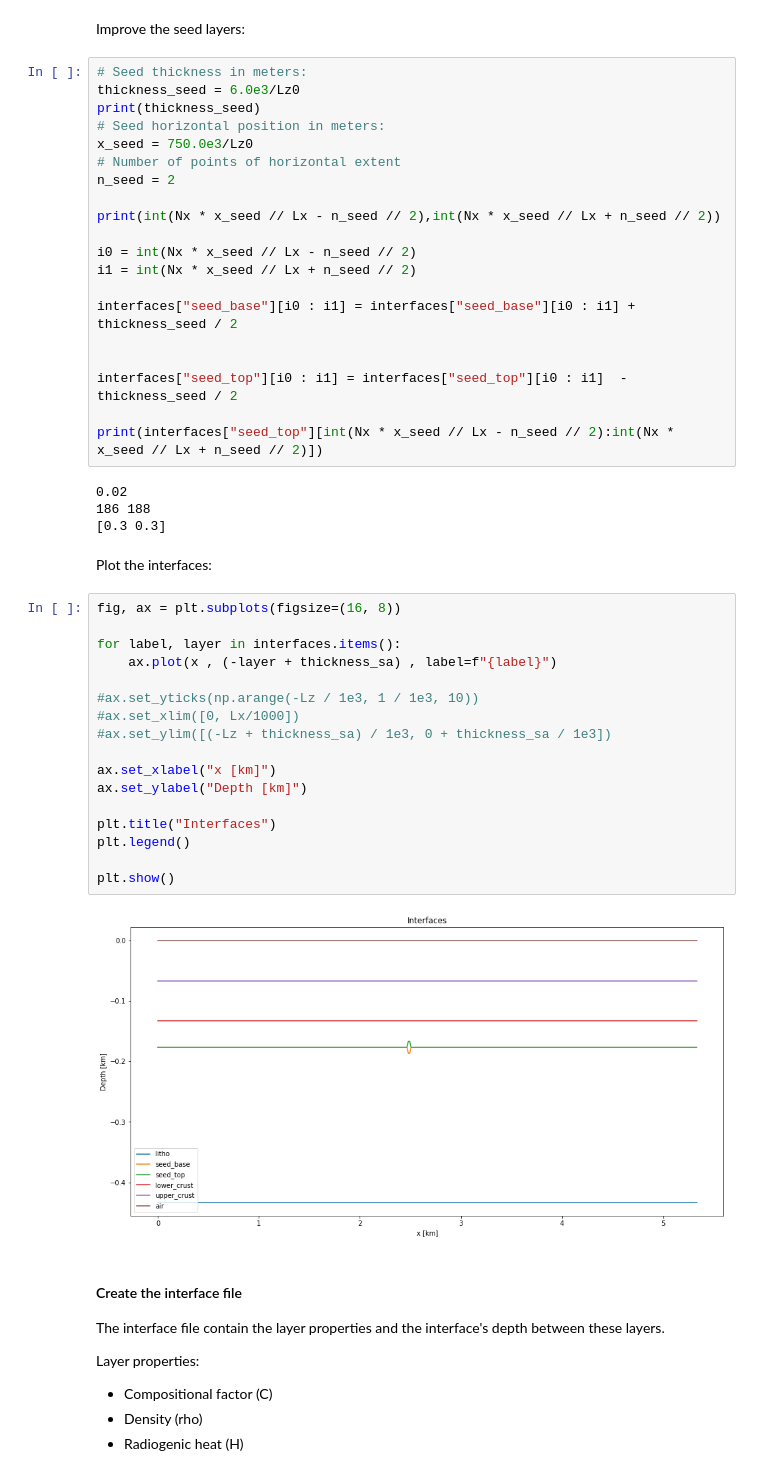
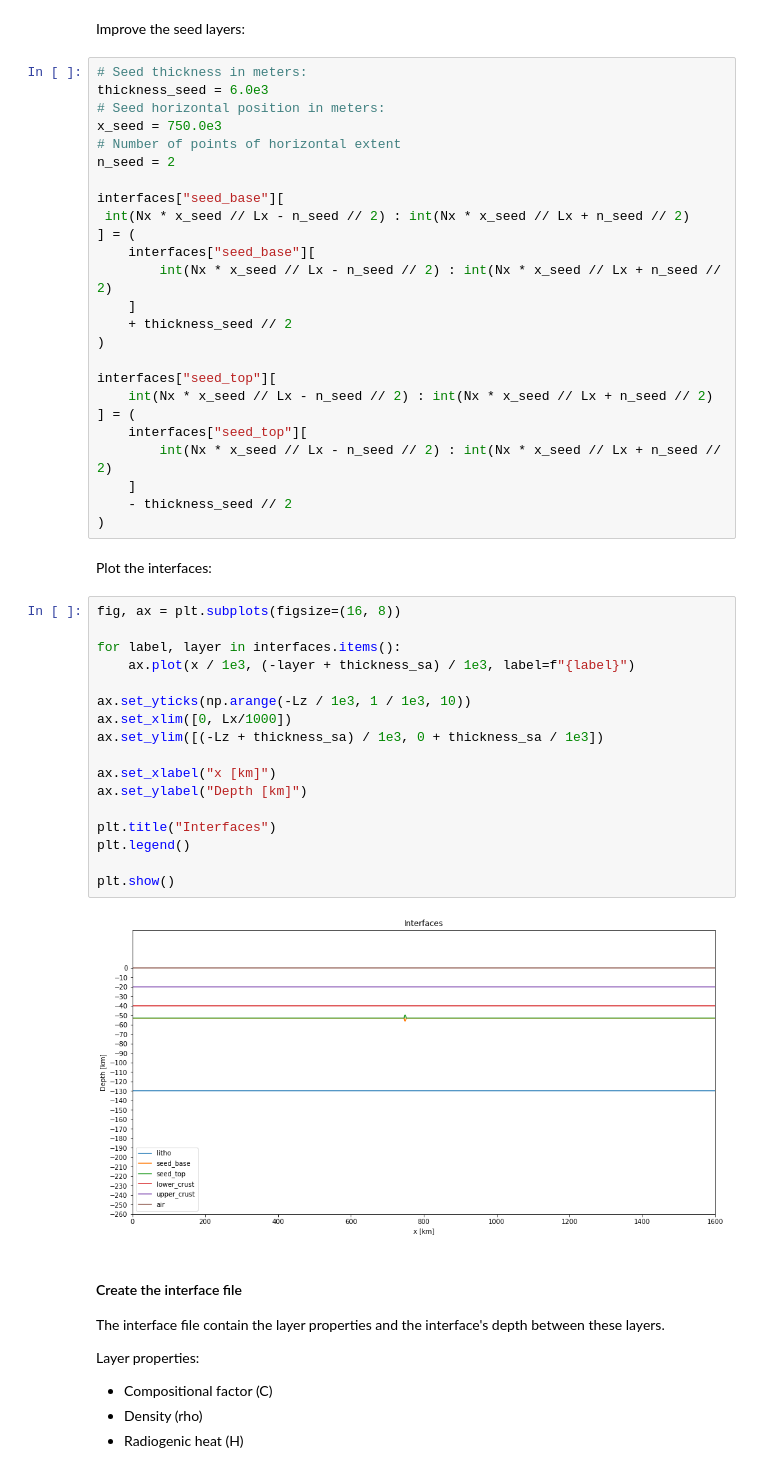
Before and after one commit to ggciag/mandyoc, a Jupyter notebook: examples/continental_rift_non_dimensional/create_input_and_plot_non_dim.ipynb, the cells around one changed output. Cells and saved outputs as stored; diff of their text form.

```diff
--- a/examples/continental_rift_non_dimensional/create_input_and_plot_non_dim.ipynb
+++ b/examples/continental_rift_non_dimensional/create_input_and_plot_non_dim.ipynb
@@ -87,49 +86,50 @@ interfaces = {
 Improve the seed layers:
 # %%
 # Seed thickness in meters:
-thickness_seed = 6.0e3/Lz0
-print(thickness_seed)
+thickness_seed = 6.0e3
 # Seed horizontal position in meters:
-x_seed = 750.0e3/Lz0
+x_seed = 750.0e3
 # Number of points of horizontal extent
 n_seed = 2
 
-print(int(Nx * x_seed // Lx - n_seed // 2),int(Nx * x_seed // Lx + n_seed // 2))
+interfaces["seed_base"][
+ int(Nx * x_seed // Lx - n_seed // 2) : int(Nx * x_seed // Lx + n_seed // 2)
+] = (
+    interfaces["seed_base"][
+        int(Nx * x_seed // Lx - n_seed // 2) : int(Nx * x_seed // Lx + n_seed // 2)
+    ]
+    + thickness_seed // 2
+)
 
-i0 = int(Nx * x_seed // Lx - n_seed // 2)
-i1 = int(Nx * x_seed // Lx + n_seed // 2)
-
-interfaces["seed_base"][i0 : i1] = interfaces["seed_base"][i0 : i1] +  thickness_seed / 2
-
-
-interfaces["seed_top"][i0 : i1] = interfaces["seed_top"][i0 : i1]  - thickness_seed / 2
-
-print(interfaces["seed_top"][int(Nx * x_seed // Lx - n_seed // 2):int(Nx * x_seed // Lx + n_seed // 2)])
+interfaces["seed_top"][
+    int(Nx * x_seed // Lx - n_seed // 2) : int(Nx * x_seed // Lx + n_seed // 2)
+] = (
+    interfaces["seed_top"][
+        int(Nx * x_seed // Lx - n_seed // 2) : int(Nx * x_seed // Lx + n_seed // 2)
+    ]
+    - thickness_seed // 2
+)
-# %% [output]
-0.02
-186 188
-[0.3 0.3]
 # %% [markdown]
 Plot the interfaces:
 # %%
 fig, ax = plt.subplots(figsize=(16, 8))
 
 for label, layer in interfaces.items():
-    ax.plot(x , (-layer + thickness_sa) , label=f"{label}")
+    ax.plot(x / 1e3, (-layer + thickness_sa) / 1e3, label=f"{label}")
 
-#ax.set_yticks(np.arange(-Lz / 1e3, 1 / 1e3, 10))
-#ax.set_xlim([0, Lx/1000])
-#ax.set_ylim([(-Lz + thickness_sa) / 1e3, 0 + thickness_sa / 1e3])
+ax.set_yticks(np.arange(-Lz / 1e3, 1 / 1e3, 10))
+ax.set_xlim([0, Lx/1000])
+ax.set_ylim([(-Lz + thickness_sa) / 1e3, 0 + thickness_sa / 1e3])
 
 ax.set_xlabel("x [km]")
 ax.set_ylabel("Depth [km]")
 
 plt.title("Interfaces")
 plt.legend()
 
 plt.show()
 # %% [output]
-[figure, old version]
+[figure, new version]
 # %% [markdown]
 #### Create the interface file
 
```
Also changed, not shown: parts of 20 cells of this notebook.
